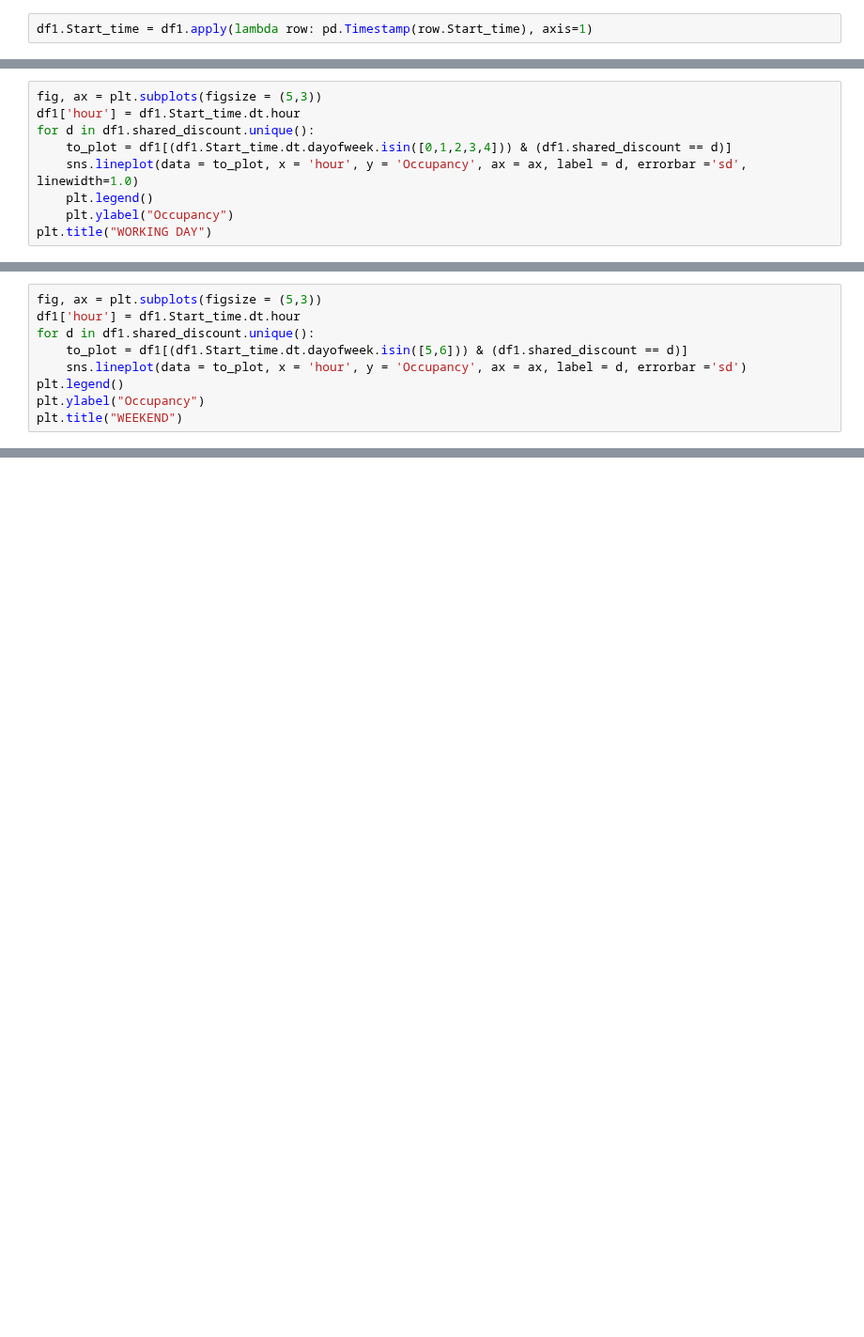
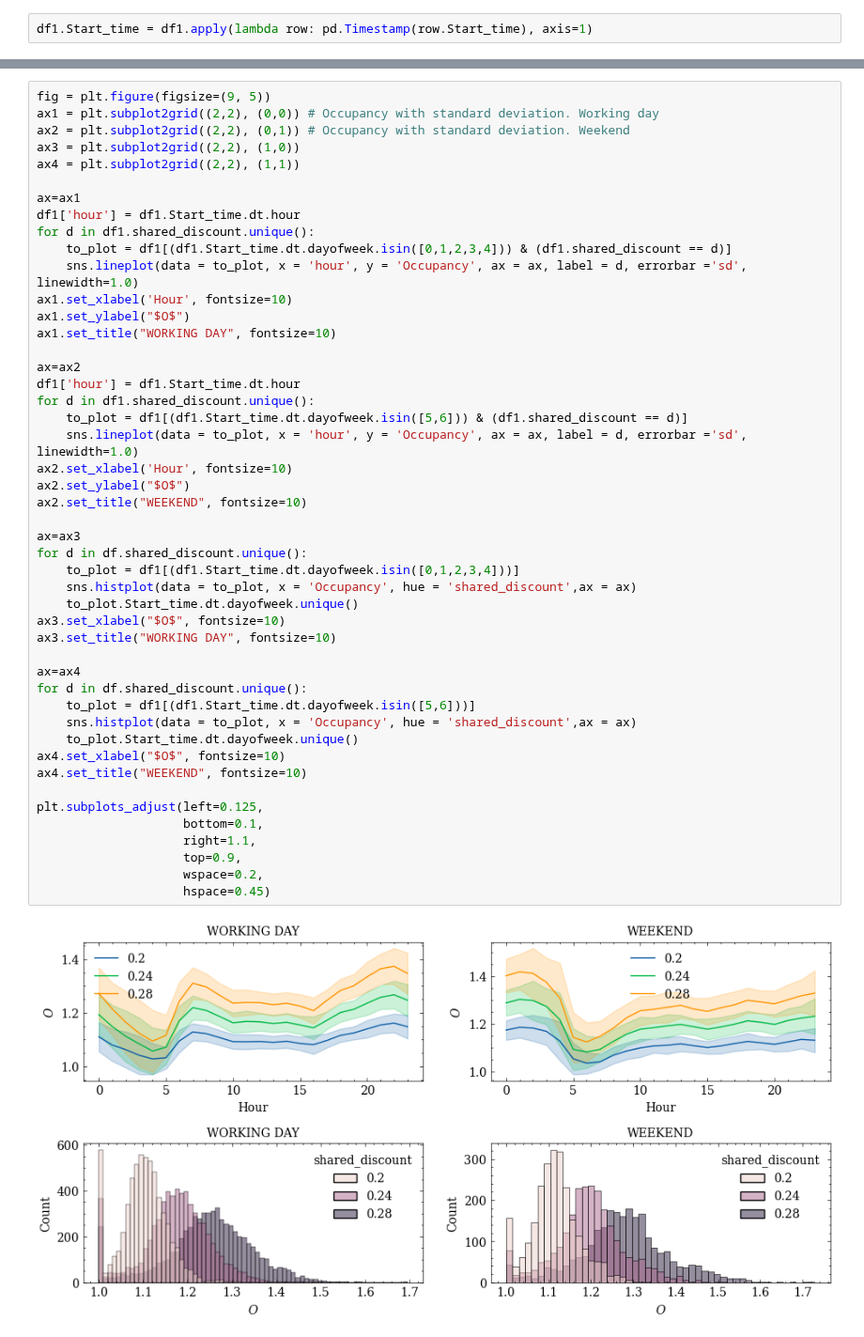
Before and after one commit to OlhaShulikaUJ/ExMAS-plotting, a Jupyter notebook: NYC KPI DA.ipynb, the cells around one changed output, grey strips where cells are left out. Shown at 94% size. Cells and saved outputs as stored; diff of their text form; blank space fills up the shorter version.

```diff
--- a/NYC KPI DA.ipynb
+++ b/NYC KPI DA.ipynb
@@ -314,9 +295,0 @@ array([5, 6], dtype=int64)
-# %%
-fig, ax = plt.subplots(figsize = (5,3))
-df1['hour'] = df1.Start_time.dt.hour
-for d in df1.shared_discount.unique():
-    to_plot = df1[(df1.Start_time.dt.dayofweek.isin([0,1,2,3,4])) & (df1.shared_discount == d)]
-    sns.lineplot(data = to_plot, x = 'hour', y = 'Occupancy', ax = ax, label = d, errorbar ='sd', linewidth=1.0)
-    plt.legend()
-    plt.ylabel("Occupancy")
-plt.title("WORKING DAY")
@@ -326,9 +295,0 @@ Text(0.5, 1.0, 'WORKING DAY')
-# %%
-fig, ax = plt.subplots(figsize = (5,3))
-df1['hour'] = df1.Start_time.dt.hour
-for d in df1.shared_discount.unique():
-    to_plot = df1[(df1.Start_time.dt.dayofweek.isin([5,6])) & (df1.shared_discount == d)]
-    sns.lineplot(data = to_plot, x = 'hour', y = 'Occupancy', ax = ax, label = d, errorbar ='sd')
-plt.legend()
-plt.ylabel("Occupancy")
-plt.title("WEEKEND")
@@ -337,0 +296,49 @@ Text(0.5, 1.0, 'WEEKEND')
+# %%
+fig = plt.figure(figsize=(9, 5))
+ax1 = plt.subplot2grid((2,2), (0,0)) # Occupancy with standard deviation. Working day
+ax2 = plt.subplot2grid((2,2), (0,1)) # Occupancy with standard deviation. Weekend
+ax3 = plt.subplot2grid((2,2), (1,0))
+ax4 = plt.subplot2grid((2,2), (1,1))
+
+ax=ax1
+df1['hour'] = df1.Start_time.dt.hour
+for d in df1.shared_discount.unique():
+    to_plot = df1[(df1.Start_time.dt.dayofweek.isin([0,1,2,3,4])) & (df1.shared_discount == d)]
+    sns.lineplot(data = to_plot, x = 'hour', y = 'Occupancy', ax = ax, label = d, errorbar ='sd', linewidth=1.0)
+ax1.set_xlabel('Hour', fontsize=10)
+ax1.set_ylabel("$O$")
+ax1.set_title("WORKING DAY", fontsize=10)
+
+ax=ax2
+df1['hour'] = df1.Start_time.dt.hour
+for d in df1.shared_discount.unique():
+    to_plot = df1[(df1.Start_time.dt.dayofweek.isin([5,6])) & (df1.shared_discount == d)]
+    sns.lineplot(data = to_plot, x = 'hour', y = 'Occupancy', ax = ax, label = d, errorbar ='sd', linewidth=1.0)
+ax2.set_xlabel('Hour', fontsize=10)
+ax2.set_ylabel("$O$")
+ax2.set_title("WEEKEND", fontsize=10)
+
+ax=ax3
+for d in df.shared_discount.unique():
+    to_plot = df1[(df1.Start_time.dt.dayofweek.isin([0,1,2,3,4]))]
+    sns.histplot(data = to_plot, x = 'Occupancy', hue = 'shared_discount',ax = ax)
+    to_plot.Start_time.dt.dayofweek.unique()
+ax3.set_xlabel("$O$", fontsize=10)
+ax3.set_title("WORKING DAY", fontsize=10)
+
+ax=ax4
+for d in df.shared_discount.unique():
+    to_plot = df1[(df1.Start_time.dt.dayofweek.isin([5,6]))]
+    sns.histplot(data = to_plot, x = 'Occupancy', hue = 'shared_discount',ax = ax)
+    to_plot.Start_time.dt.dayofweek.unique()
+ax4.set_xlabel("$O$", fontsize=10)
+ax4.set_title("WEEKEND", fontsize=10)
+
+plt.subplots_adjust(left=0.125,
+                    bottom=0.1,
+                    right=1.1,
+                    top=0.9,
+                    wspace=0.2,
+                    hspace=0.45)
+# %% [output]
+[figure, added]
```
Also changed, not shown: parts of 6 cells of this notebook.
